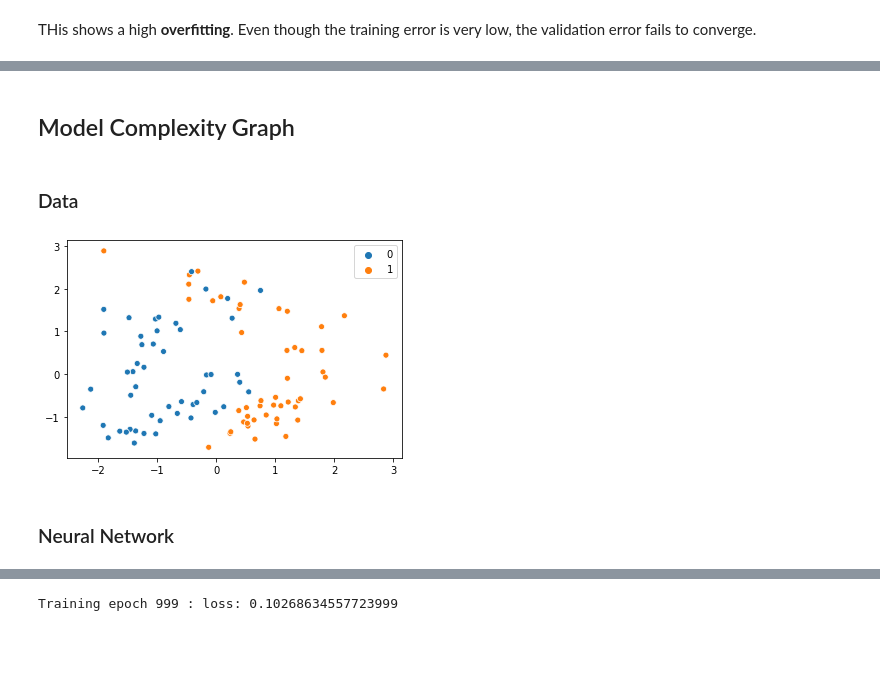
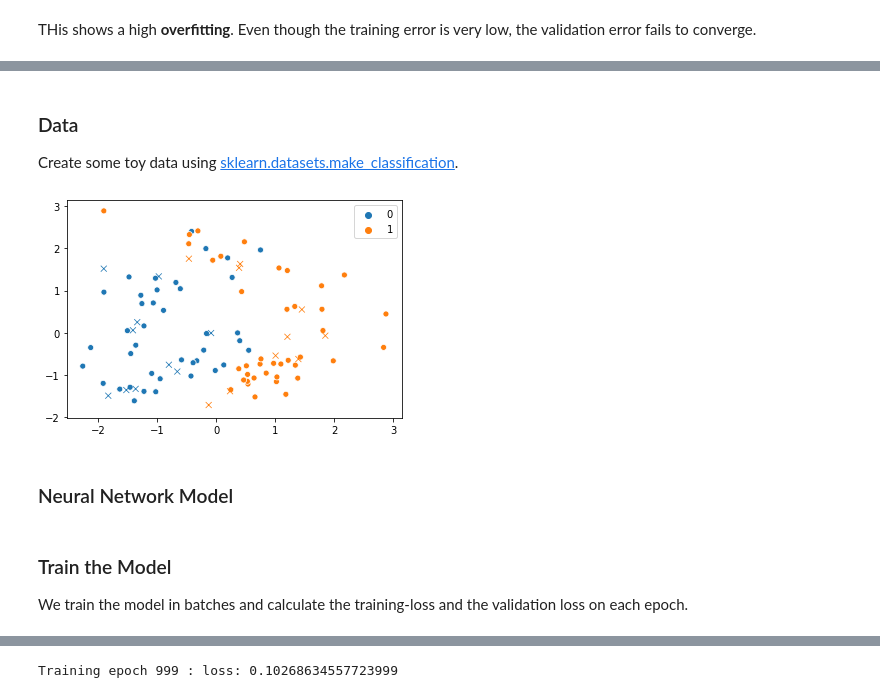
Before and after one commit to thomd/deep-learning-notes, a Jupyter notebook: learning-curves.ipynb, the cells around one changed output, grey strips where cells are left out. Cells and saved outputs as stored; diff of their text form; code cells hidden in the pictures; blank space fills up the shorter version.

Commit message:
learning  curves

```diff
--- a/learning-curves.ipynb
+++ b/learning-curves.ipynb
@@ -310,0 +315,27 @@ THis shows a high **overfitting**. Even though the training error is very low, t
+# %% [markdown]
+### Data
+
+Create some toy data using [sklearn.datasets.make_classification](https://scikit-learn.org/stable/modules/generated/sklearn.datasets.make_classification.html).
+# %%
+from sklearn.datasets import make_classification
+from torch.utils.data import DataLoader, TensorDataset
+import torch
+import matplotlib.pyplot as plt
+import seaborn as sns
+import numpy as np
+np.random.seed(31415)
+
+# create random binary classification data
+features, classes = make_classification(n_samples=100, n_features=2, n_redundant=0, n_informative=2)
+X = torch.tensor(features, dtype=torch.float)
+y = torch.tensor(classes, dtype=torch.long)
+
+# split into train- and validation-data
+from sklearn.model_selection import train_test_split
+X_train, X_val, y_train, y_val = train_test_split(X, y, test_size = 0.2, random_state = 0)
+
+# plot
+sns.scatterplot(X_train[:,0], X_train[:,1], marker='o', hue=y_train)
+sns.scatterplot(X_val[:,0], X_val[:,1], hue=y_val, marker='x', legend=False);
+# %% [output]
+[figure, added]
@@ -311,17 +348,2 @@ THis shows a high **overfitting**. Even though the training error is very low, t
 # %% [markdown]
-## Model Complexity Graph
+### Neural Network Model
-# %% [markdown]
-### Data
-# %%
-from sklearn.datasets import make_classification
-from torch.utils.data import DataLoader, TensorDataset
-import torch
-import matplotlib.pyplot as plt
-import seaborn as sns
-import numpy as np
-
-np.random.seed(31415)
-features, classes = make_classification(n_features=2, n_redundant=0, n_informative=2)
-sns.scatterplot(features[:,0], features[:,1], hue=classes);
-# %% [output]
-[figure, removed]
@@ -331,2 +349,0 @@ dataloader = DataLoader(dataset, batch_size=25)
-# %% [markdown]
-### Neural Network
@@ -332,0 +382,4 @@ dataloader = DataLoader(dataset, batch_size=25)
+# %% [markdown]
+### Train the Model
+
+We train the model in batches and calculate the training-loss and the validation loss on each epoch.
```
Also changed, not shown: parts of 10 cells of this notebook.
